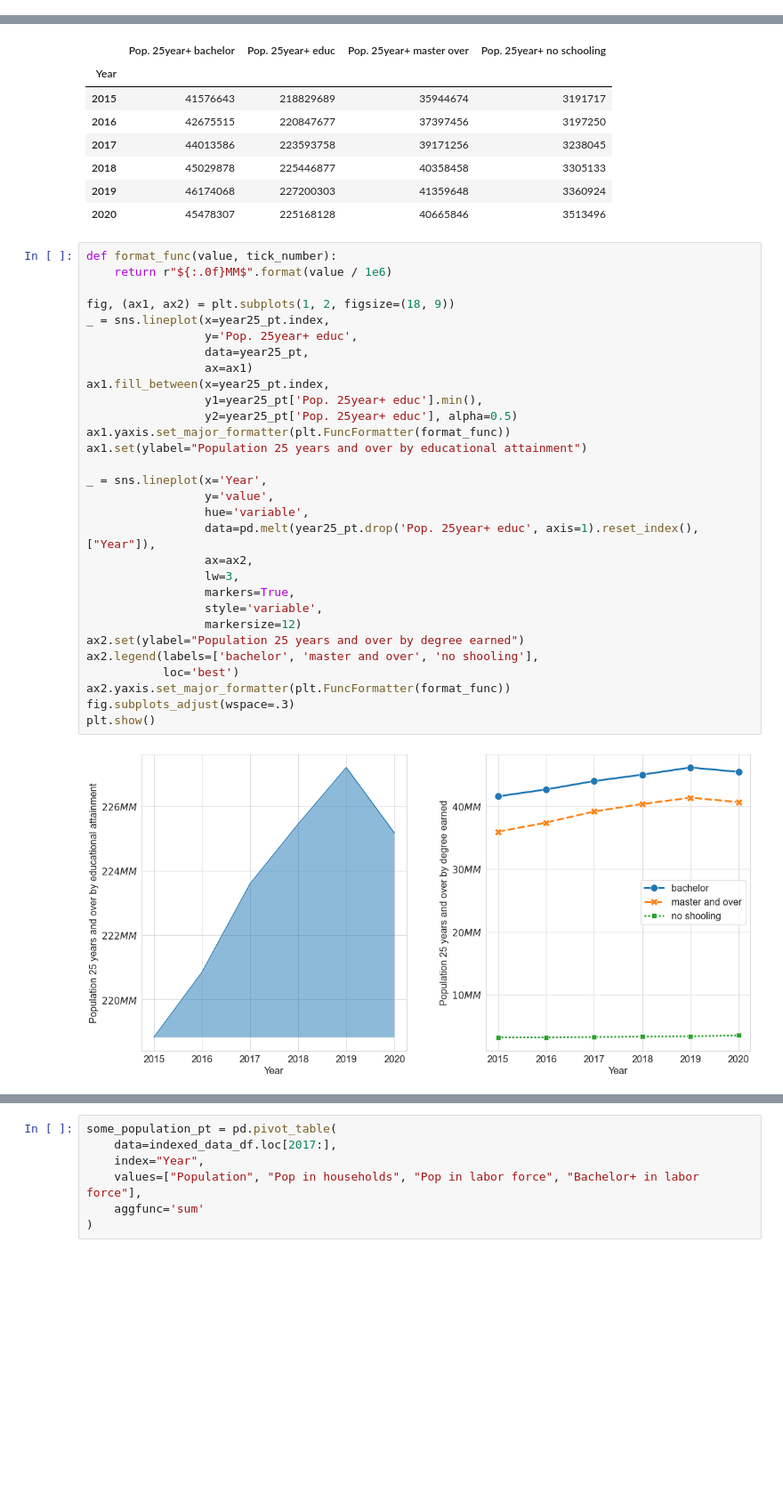
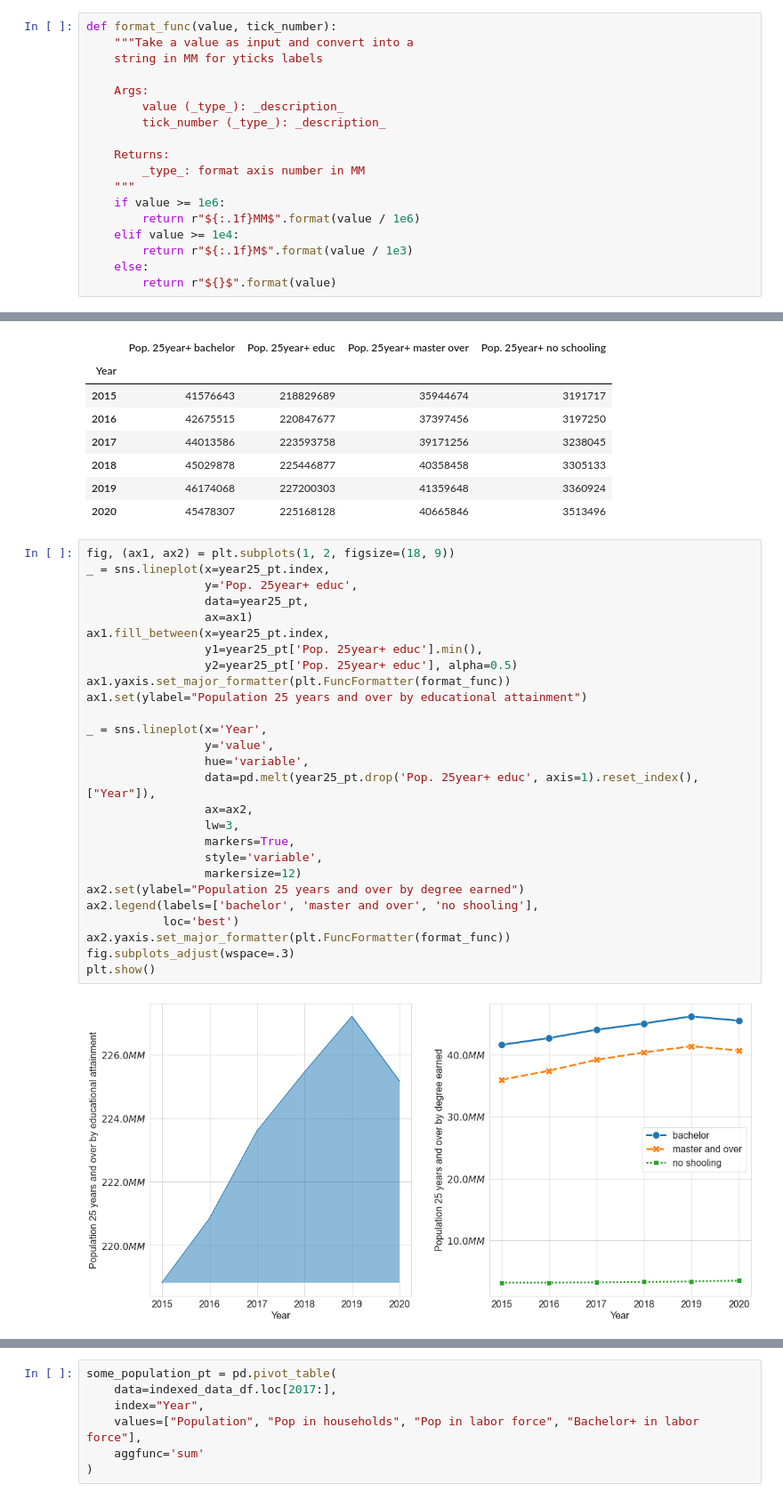
Before and after one commit to aliglara/capstone-c1-DA, a Jupyter notebook: codes/EDA_homeless_pop.ipynb, the cells around one changed output, grey strips where cells are left out. Shown at 89% size. Saved outputs shown, nothing was run; the diff lists cells and outputs as text; blank space fills up the shorter version.

```diff
--- a/codes/EDA_homeless_pop.ipynb
+++ b/codes/EDA_homeless_pop.ipynb
@@ -12,3 +12,21 @@ import warnings; warnings.filterwarnings(action='once')
+# %%
+def format_func(value, tick_number):
+    """Take a value as input and convert into a
+    string in MM for yticks labels
+
+    Args:
+        value (_type_): _description_
+        tick_number (_type_): _description_
+
+    Returns:
+        _type_: format axis number in MM
+    """
+    if value >= 1e6:
+        return r"${:.1f}MM$".format(value / 1e6)
+    elif value >= 1e4:
+        return r"${:.1f}M$".format(value / 1e3)
+    else:
+        return r"${}$".format(value)
 # %%
 large = 22; med = 16; small = 12
 params = {'axes.titlesize' : large,
@@ -515,35 +469,32 @@ year25_pt
 | 2019 | 46174068 | 227200303 | 41359648 | 3360924 |
 | 2020 | 45478307 | 225168128 | 40665846 | 3513496 |
 # %%
-def format_func(value, tick_number):
-    return r"${:.0f}MM$".format(value / 1e6)
-
 fig, (ax1, ax2) = plt.subplots(1, 2, figsize=(18, 9))
 _ = sns.lineplot(x=year25_pt.index,
                  y='Pop. 25year+ educ',
                  data=year25_pt,
                  ax=ax1)
 ax1.fill_between(x=year25_pt.index,
                  y1=year25_pt['Pop. 25year+ educ'].min(),
                  y2=year25_pt['Pop. 25year+ educ'], alpha=0.5)
 ax1.yaxis.set_major_formatter(plt.FuncFormatter(format_func))
 ax1.set(ylabel="Population 25 years and over by educational attainment")
 
 _ = sns.lineplot(x='Year',
                  y='value',
                  hue='variable',
                  data=pd.melt(year25_pt.drop('Pop. 25year+ educ', axis=1).reset_index(), ["Year"]),
                  ax=ax2,
                  lw=3,
                  markers=True,
                  style='variable',
                  markersize=12)
 ax2.set(ylabel="Population 25 years and over by degree earned")
 ax2.legend(labels=['bachelor', 'master and over', 'no shooling'],
            loc='best')
 ax2.yaxis.set_major_formatter(plt.FuncFormatter(format_func))
 fig.subplots_adjust(wspace=.3)
 plt.show()
 # %% [output]
-[figure, old version]
+[figure, new version]
 # %% [markdown]
```
Also changed, not shown: parts of 98 cells of this notebook.
